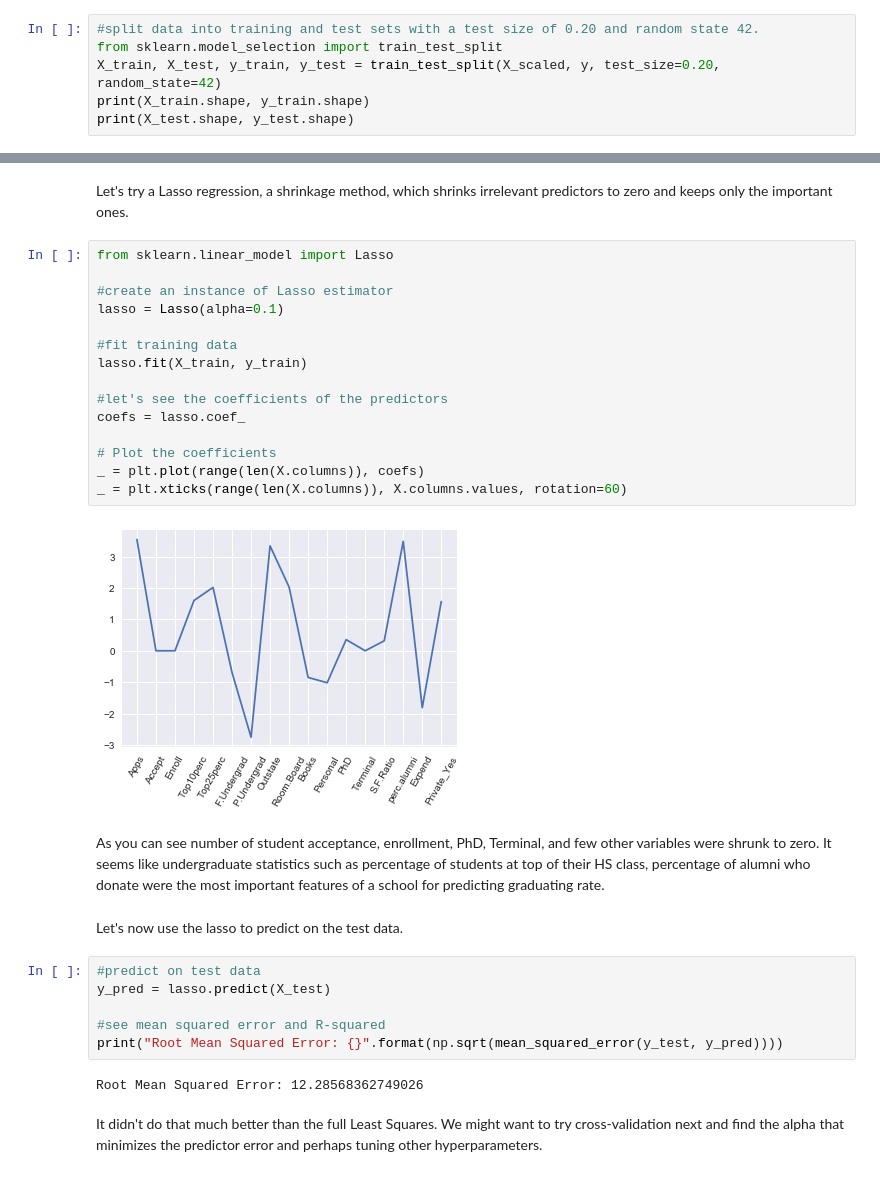
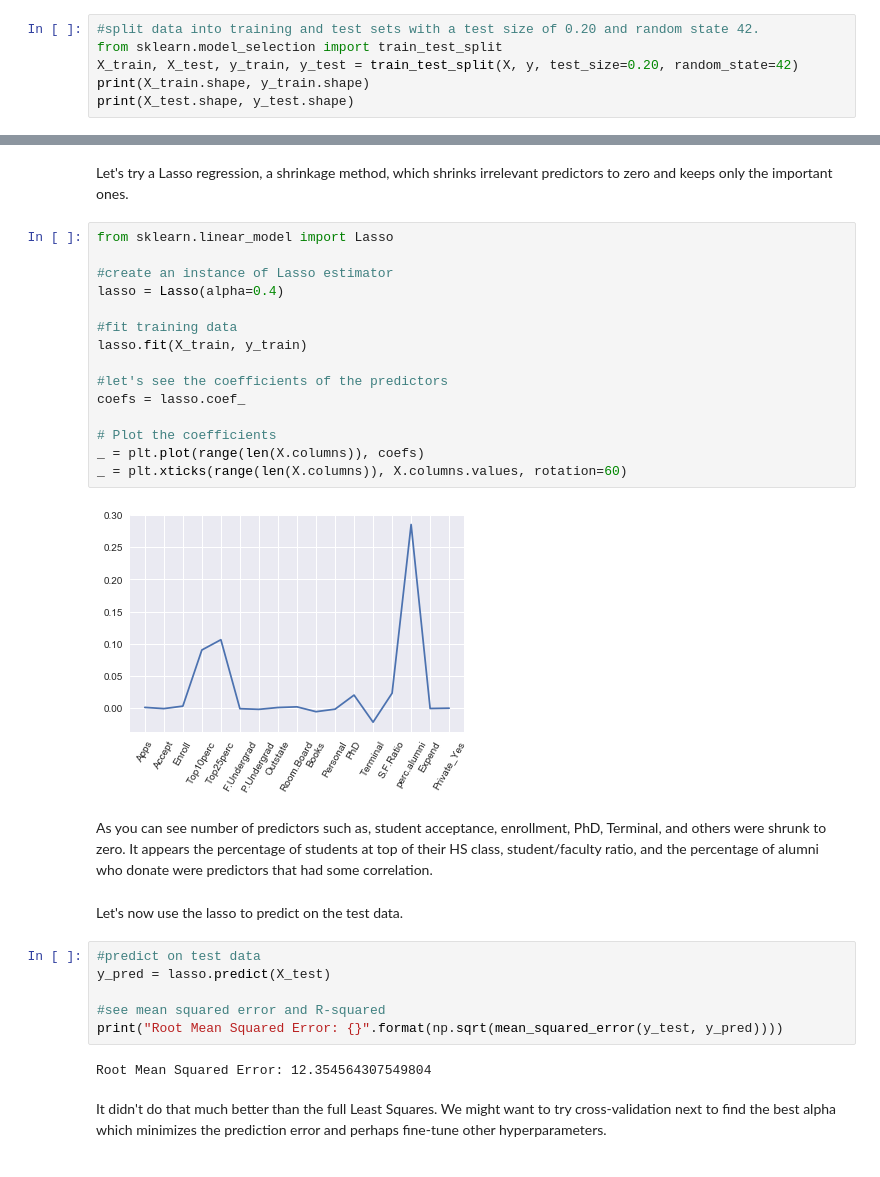
Before and after one commit to kchen009/Final_exam, a Jupyter notebook: U.S. News and World Report's College Data.ipynb, the cells around one changed output, grey strips where cells are left out. Drawn from its saved outputs; the diff is of its cells as text.

Commit message:
added Lasso regression.

```diff
--- a/U.S. News and World Report's College Data.ipynb
+++ b/U.S. News and World Report's College Data.ipynb
@@ -131,7 +131,7 @@ print(X_scaled.shape)
 # %%
 #split data into training and test sets with a test size of 0.20 and random state 42.
 from sklearn.model_selection import train_test_split
-X_train, X_test, y_train, y_test = train_test_split(X_scaled, y, test_size=0.20, random_state=42)
+X_train, X_test, y_train, y_test = train_test_split(X, y, test_size=0.20, random_state=42)
 print(X_train.shape, y_train.shape)
 print(X_test.shape, y_test.shape)
 # %% [output]
@@ -167,22 +167,22 @@ Let's try a Lasso regression, a shrinkage method, which shrinks irrelevant predi
 # %%
 from sklearn.linear_model import Lasso
 
 #create an instance of Lasso estimator
-lasso = Lasso(alpha=0.1)
+lasso = Lasso(alpha=0.4)
 
 #fit training data
 lasso.fit(X_train, y_train)
 
 #let's see the coefficients of the predictors
 coefs = lasso.coef_
 
 # Plot the coefficients
 _ = plt.plot(range(len(X.columns)), coefs)
 _ = plt.xticks(range(len(X.columns)), X.columns.values, rotation=60)
 # %% [output]
-[figure, old version]
+[figure, new version]
 # %% [markdown]
-As you can see number of student acceptance, enrollment, PhD, Terminal, and few other variables were shrunk to zero. It seems like undergraduate statistics such as percentage of students at top of their HS class, percentage of alumni who donate were the most important features of a school for predicting graduating rate.
+As you can see number of predictors such as, student acceptance, enrollment, PhD, Terminal, and others were shrunk to zero. It appears the percentage of students at top of their HS class, student/faculty ratio, and the percentage of alumni who donate were predictors that had some correlation.
 # %% [markdown]
 Let's now use the lasso to predict on the test data.
 # %%
@@ -192,6 +192,6 @@ y_pred = lasso.predict(X_test)
 #see mean squared error and R-squared
 print("Root Mean Squared Error: {}".format(np.sqrt(mean_squared_error(y_test, y_pred))))
 # %% [output]
-Root Mean Squared Error: 12.28568362749026
+Root Mean Squared Error: 12.354564307549804
 # %% [markdown]
-It didn't do that much better than the full Least Squares. We might want to try cross-validation next and find the alpha that minimizes the predictor error and perhaps tuning other hyperparameters.
+It didn't do that much better than the full Least Squares. We might want to try cross-validation next to find the best alpha which minimizes the prediction error and perhaps fine-tune other hyperparameters.
```
Also changed, not shown: parts of 2 cells of this notebook.
